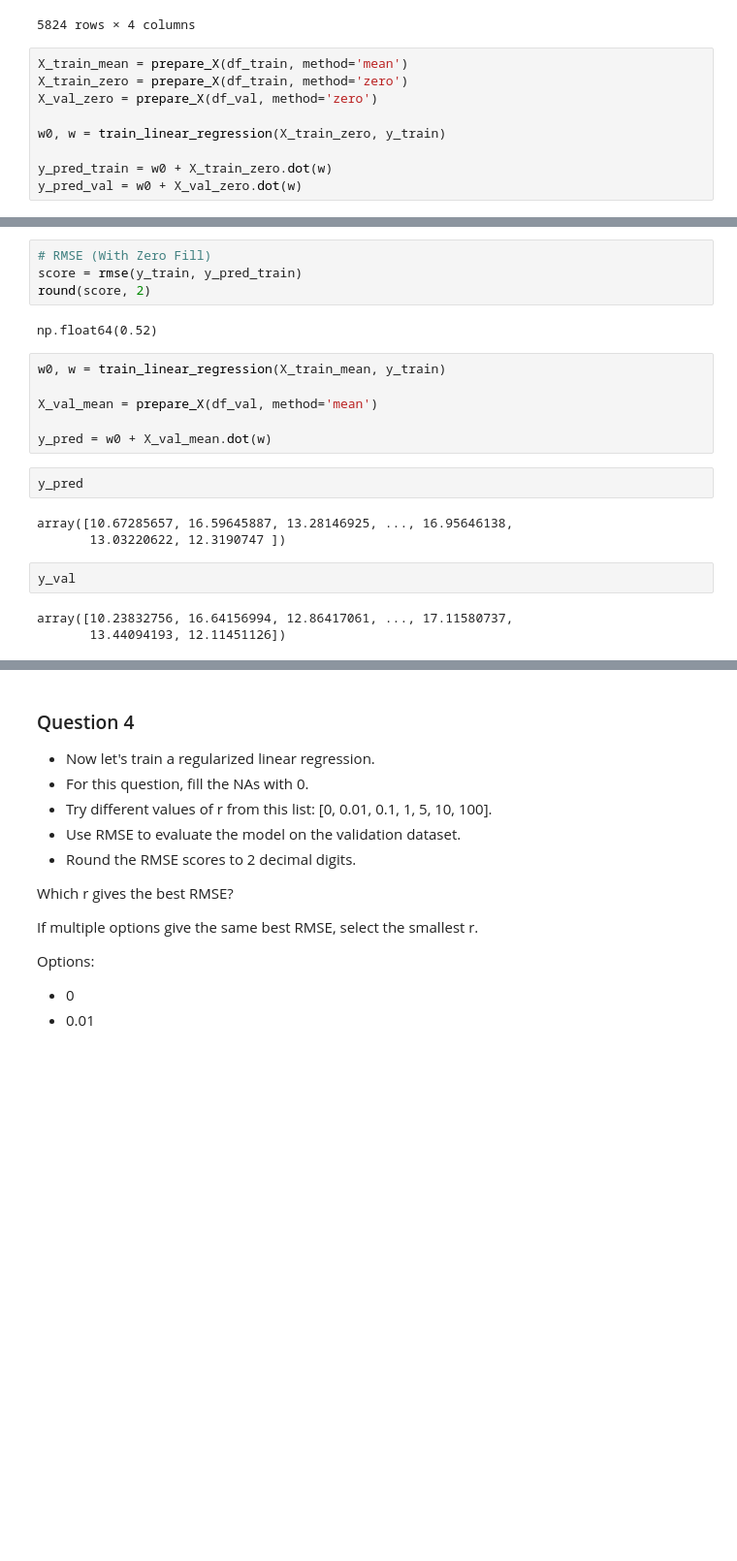
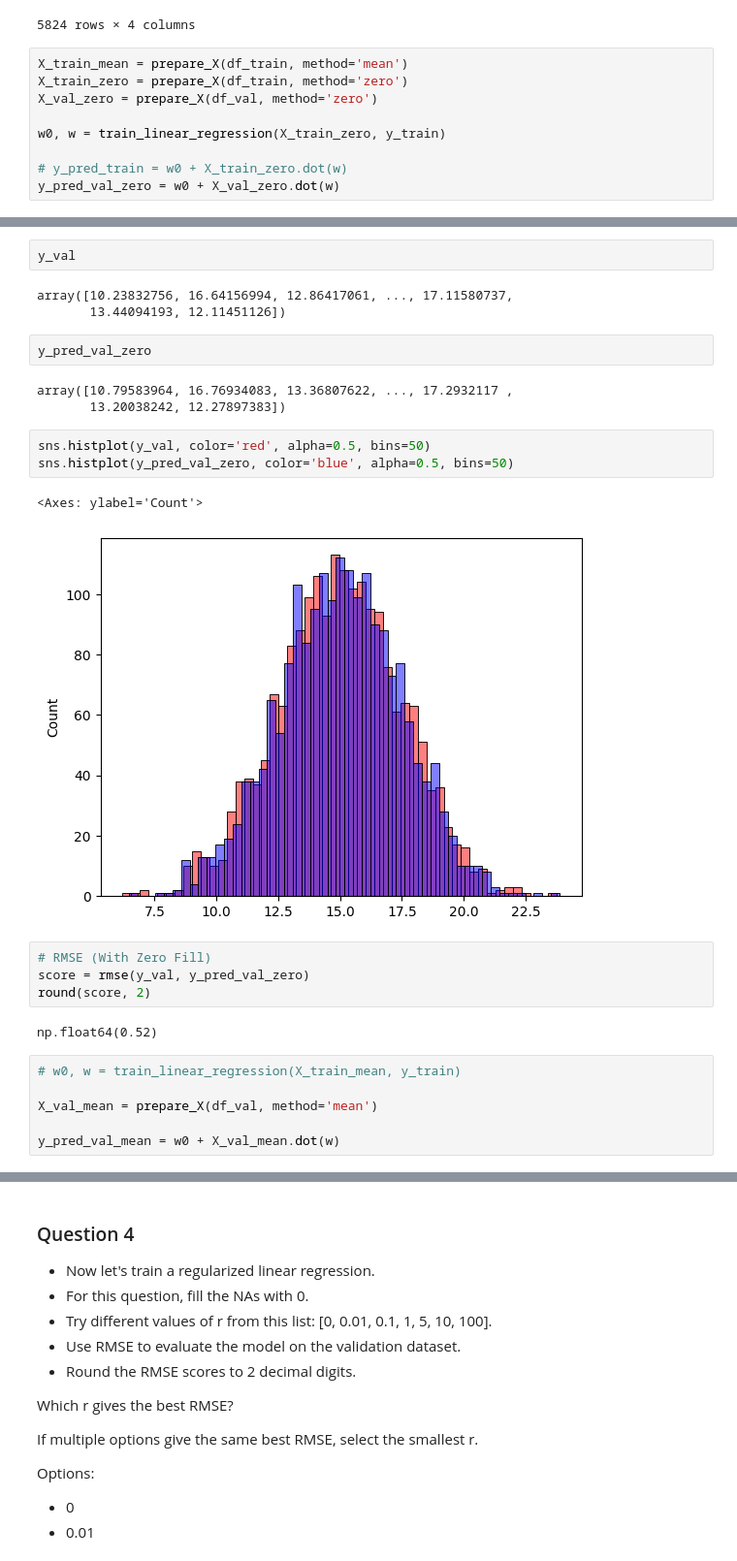
Before and after one commit to Ekeopara-Praise/Machine-Learning-4-Months-Course, a Jupyter notebook: 02-regression/Homework.ipynb, the cells around one changed output, grey strips where cells are left out. Shown: that part at 97% size. Cells and saved outputs as stored; diff of their text form; blank space fills up the shorter version.

```diff
--- a/02-regression/Homework.ipynb
+++ b/02-regression/Homework.ipynb
@@ -209,5 +211,5 @@ X_val_zero = prepare_X(df_val, method='zero')
 
 w0, w = train_linear_regression(X_train_zero, y_train)
 
-y_pred_train = w0 + X_train_zero.dot(w)
-y_pred_val = w0 + X_val_zero.dot(w)
+# y_pred_train = w0 + X_train_zero.dot(w)
+y_pred_val_zero = w0 + X_val_zero.dot(w)
@@ -230,22 +216,28 @@ sns.histplot(y_train, color='blue', alpha=0.5, bins=50)
-# %%
-# RMSE (With Zero Fill)
-score = rmse(y_train, y_pred_train)
-round(score, 2)
-# %% [output]
-np.float64(0.52)
-# %%
-w0, w = train_linear_regression(X_train_mean, y_train)
-
-X_val_mean = prepare_X(df_val, method='mean')
-
-y_pred = w0 + X_val_mean.dot(w)
-# %%
-y_pred
-# %% [output]
-array([10.67285657, 16.59645887, 13.28146925, ..., 16.95646138,
-       13.03220622, 12.3190747 ])
 # %%
 y_val
 # %% [output]
 array([10.23832756, 16.64156994, 12.86417061, ..., 17.11580737,
        13.44094193, 12.11451126])
+# %%
+y_pred_val_zero
+# %% [output]
+array([10.79583964, 16.76934083, 13.36807622, ..., 17.2932117 ,
+       13.20038242, 12.27897383])
+# %%
+sns.histplot(y_val, color='red', alpha=0.5, bins=50)
+sns.histplot(y_pred_val_zero, color='blue', alpha=0.5, bins=50)
+# %% [output]
+<Axes: ylabel='Count'>
+[figure, added]
+# %%
+# RMSE (With Zero Fill)
+score = rmse(y_val, y_pred_val_zero)
+round(score, 2)
+# %% [output]
+np.float64(0.52)
+# %%
+# w0, w = train_linear_regression(X_train_mean, y_train)
+
+X_val_mean = prepare_X(df_val, method='mean')
+
+y_pred_val_mean = w0 + X_val_mean.dot(w)
```
Also changed, not shown: parts of 8 cells of this notebook.
